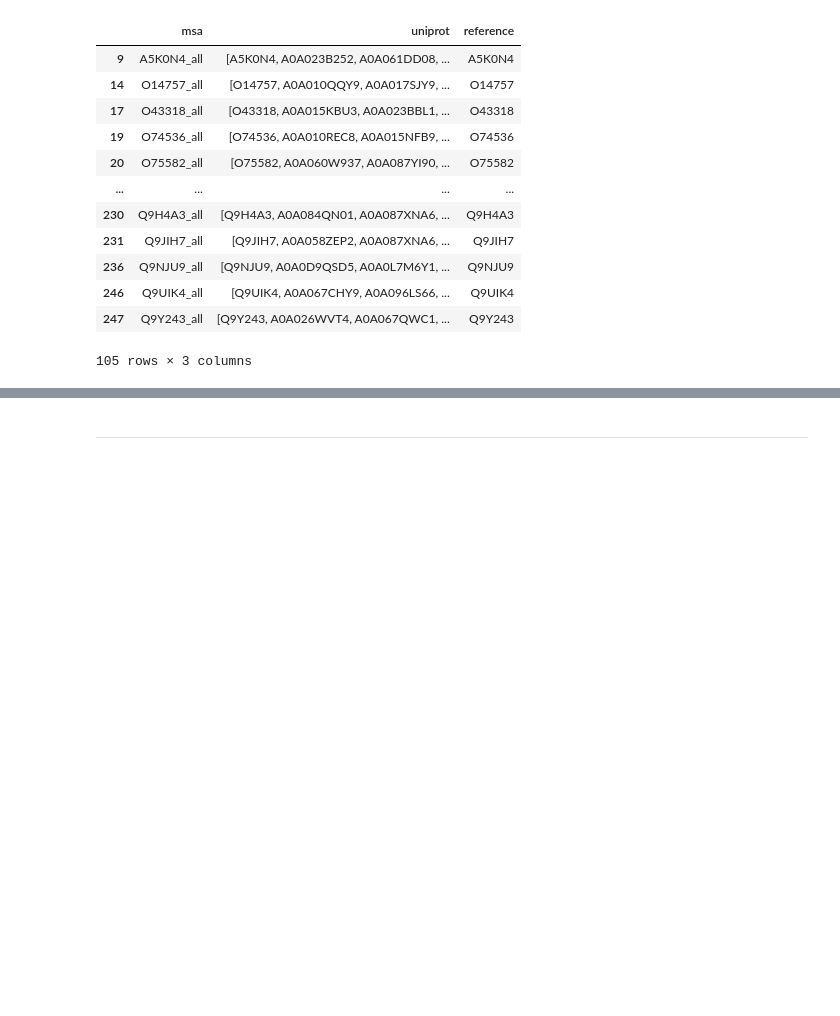
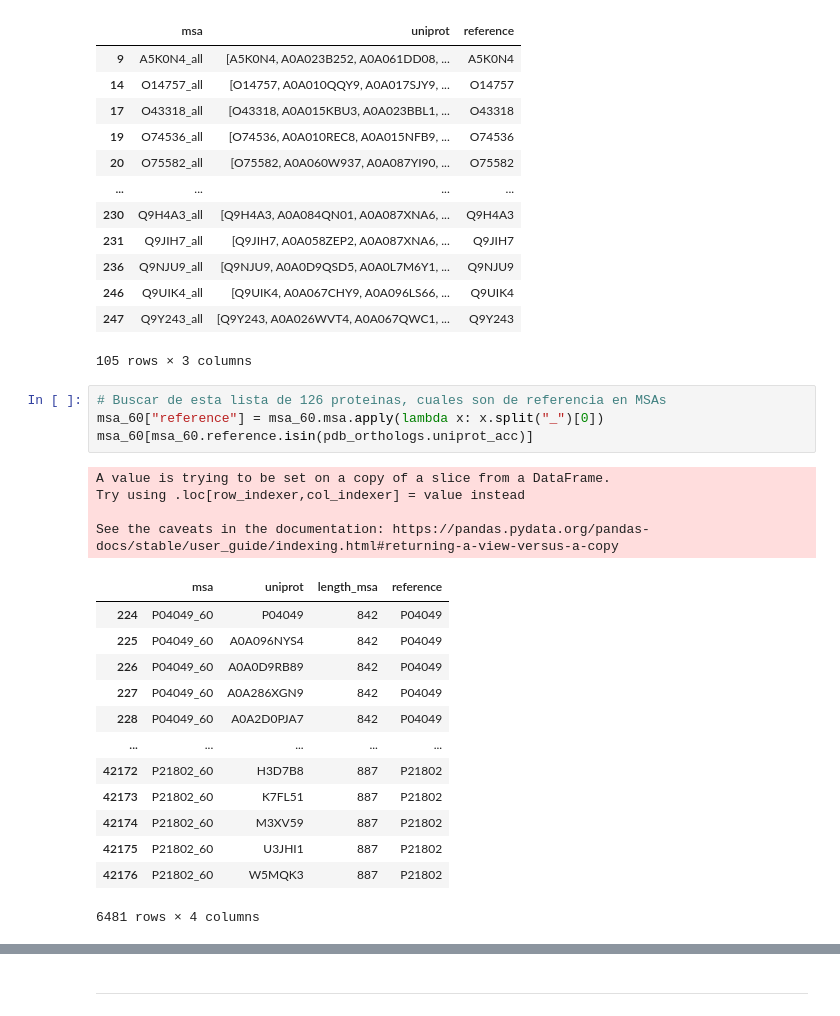
Before and after one commit to alvaro-2/cis-reg, a Jupyter notebook: scripts/orthologs.ipynb, the cells around one changed output, grey strips where cells are left out. Cells and saved outputs as stored; diff of their text form; blank space fills up the shorter version.

```diff
--- a/scripts/orthologs.ipynb
+++ b/scripts/orthologs.ipynb
@@ -334,3 +341,25 @@ all[all.reference.isin(pdb_orthologs.uniprot_acc)]
 | 246 | Q9UIK4_all | [Q9UIK4, A0A067CHY9, A0A096LS66, ... | Q9UIK4 |
 | 247 | Q9Y243_all | [Q9Y243, A0A026WVT4, A0A067QWC1, ... | Q9Y243 |
 105 rows × 3 columns
+# %%
+# Buscar de esta lista de 126 proteinas, cuales son de referencia en MSAs
+msa_60["reference"] = msa_60.msa.apply(lambda x: x.split("_")[0])
+msa_60[msa_60.reference.isin(pdb_orthologs.uniprot_acc)]
+# %% [output]
+A value is trying to be set on a copy of a slice from a DataFrame.
+Try using .loc[row_indexer,col_indexer] = value instead
+
+See the caveats in the documentation: https://pandas.pydata.org/pandas-docs/stable/user_guide/indexing.html#returning-a-view-versus-a-copy
+|  | msa | uniprot | length_msa | reference |
+| 224 | P04049_60 | P04049 | 842 | P04049 |
+| 225 | P04049_60 | A0A096NYS4 | 842 | P04049 |
+| 226 | P04049_60 | A0A0D9RB89 | 842 | P04049 |
+| 227 | P04049_60 | A0A286XGN9 | 842 | P04049 |
+| 228 | P04049_60 | A0A2D0PJA7 | 842 | P04049 |
+| ... | ... | ... | ... | ... |
+| 42172 | P21802_60 | H3D7B8 | 887 | P21802 |
+| 42173 | P21802_60 | K7FL51 | 887 | P21802 |
+| 42174 | P21802_60 | M3XV59 | 887 | P21802 |
+| 42175 | P21802_60 | U3JHI1 | 887 | P21802 |
+| 42176 | P21802_60 | W5MQK3 | 887 | P21802 |
+6481 rows × 4 columns
```
Also changed, not shown: parts of 14 cells of this notebook.
